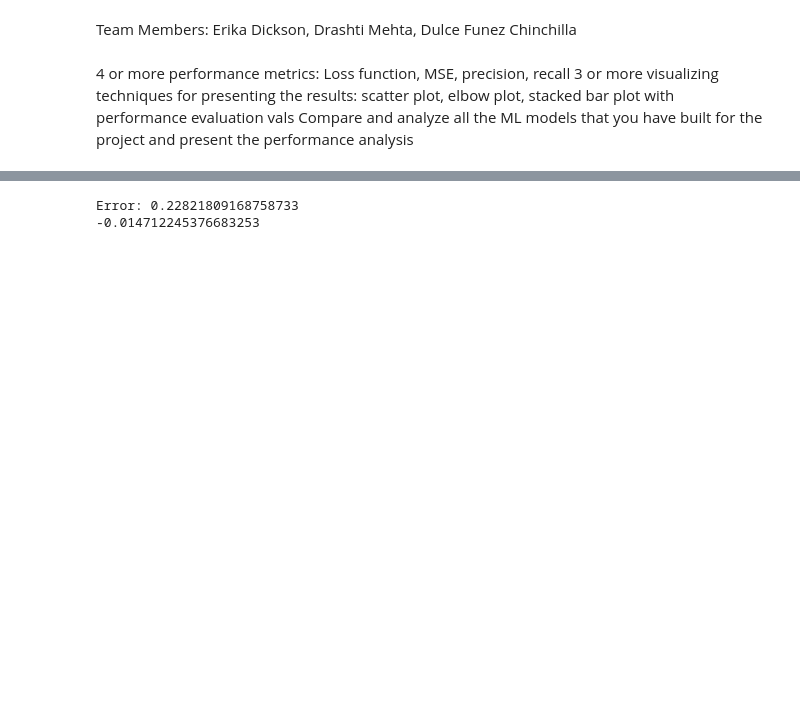
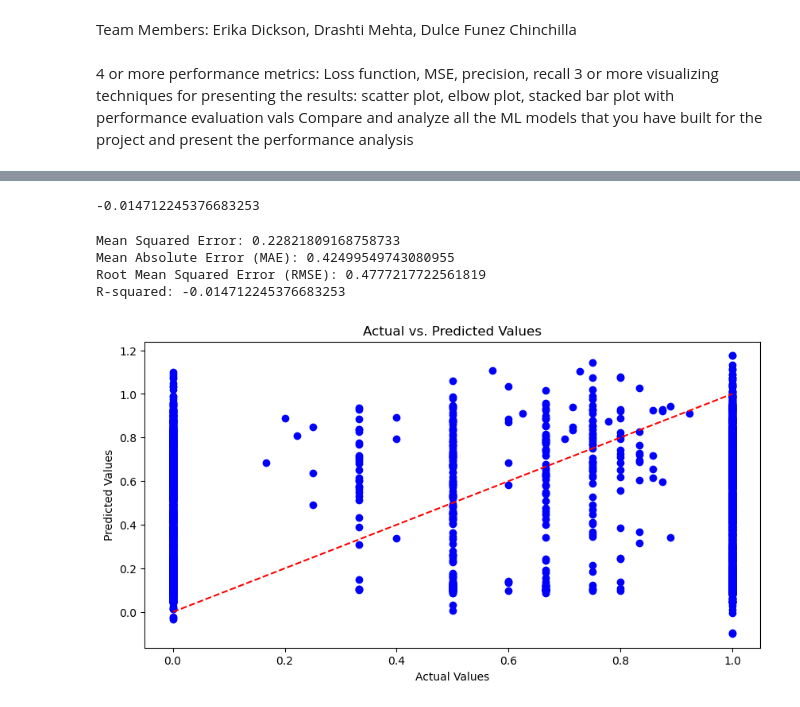
Before and after one commit to erika-ld/CPSC483-Machine-Learning-Project, a Jupyter notebook: evaluation_and_analysis.ipynb, the cells around one changed output, grey strips where cells are left out. Saved outputs shown, nothing was run; the diff lists cells and outputs as text; code cells hidden in the pictures; blank space fills up the shorter version.

```diff
--- a/evaluation_and_analysis.ipynb
+++ b/evaluation_and_analysis.ipynb
@@ -44,9 +45,7 @@ dreams_proc.head(10)
 #KNN Regression on the processed dataset w/ k = 10
 knn_regressor = KNeighborsRegressor(n_neighbors=10)
 knn_regressor.fit(X_train_copy, y_train_copy)
-y_predict = knn_regressor.predict(X_test_copy)
-mse = mean_squared_error(y_test_copy, y_predict)
-print("Error:", mse)
+y_predict_knn = knn_regressor.predict(X_test_copy)
 
 filename = 'finalized_model_M1.model'
 pickle.dump(knn_regressor, open(filename, 'wb'))
@@ -55,5 +54,35 @@ loaded_model = pickle.load(open(filename, 'rb'))
 result = loaded_model.score(X_test_copy, y_test_copy)
 print(result)
 # %% [output]
-Error: 0.22821809168758733
 -0.014712245376683253
+# %%
+#Mean Squared Error
+mse_knn = mean_squared_error(y_test_copy, y_predict_knn)
+print("Mean Squared Error:", mse_knn)
+
+#Mean Absolute Error
+mae_knn = mean_absolute_error(y_test_copy, y_predict_knn)
+print(f'Mean Absolute Error (MAE): {mae_knn}')
+
+#Root Mean Squared Error
+rmse_knn = (mse_knn ** 0.5)
+print(f'Root Mean Squared Error (RMSE): {rmse_knn}')
+
+#R2 Function
+r2_knn = r2_score(y_test_copy, y_predict_knn)
+print(f"R-squared: {r2_knn}")
+# %% [output]
+Mean Squared Error: 0.22821809168758733
+Mean Absolute Error (MAE): 0.42499549743080955
+Root Mean Squared Error (RMSE): 0.4777217722561819
+R-squared: -0.014712245376683253
+# %%
+plt.figure(figsize=(10, 5))
+plt.scatter(y_test_copy, y_predict_svm, color='blue')
+plt.plot([min(y_test_copy), max(y_test_copy)], [min(y_test_copy), max(y_test_copy)], color='red', linestyle='--')
+plt.xlabel('Actual Values')
+plt.ylabel('Predicted Values')
+plt.title('Actual vs. Predicted Values')
+plt.show()
+# %% [output]
+[figure, added]
```
Also changed, not shown: parts of 23 cells of this notebook, 1 other file.
